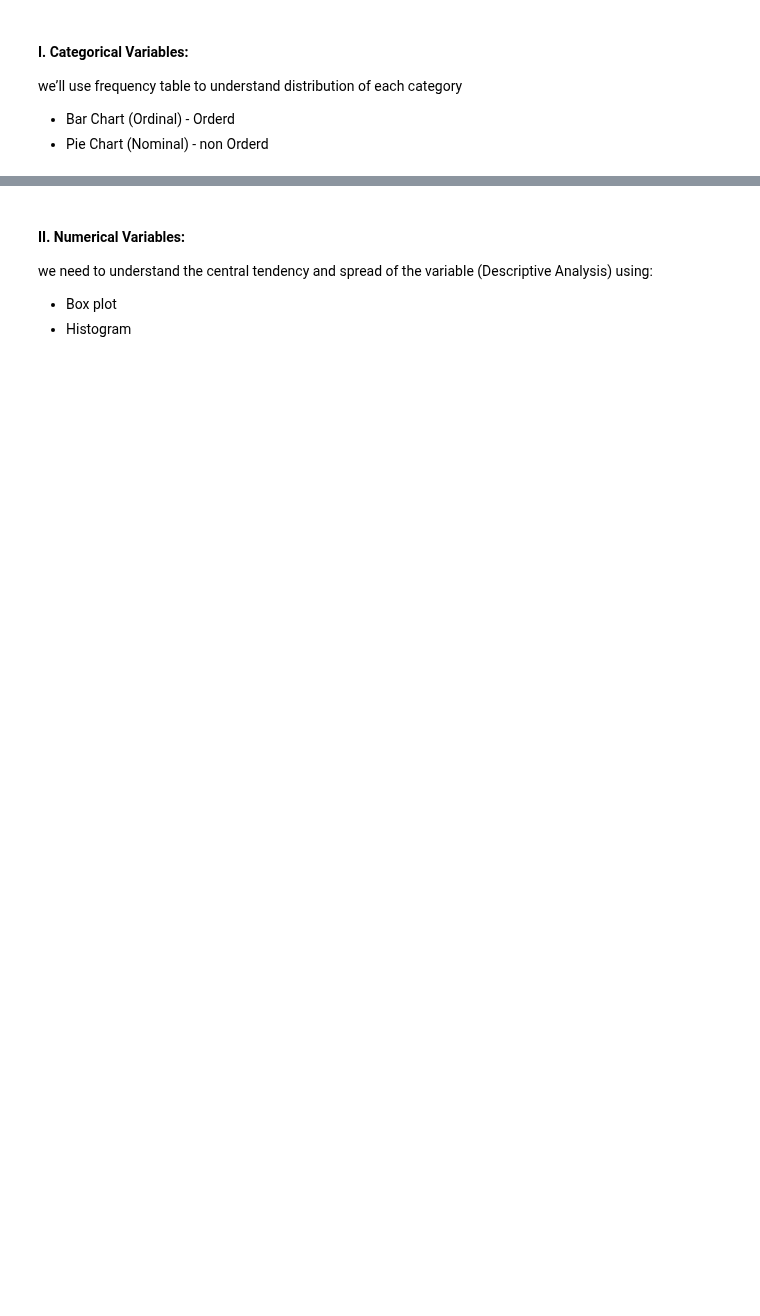
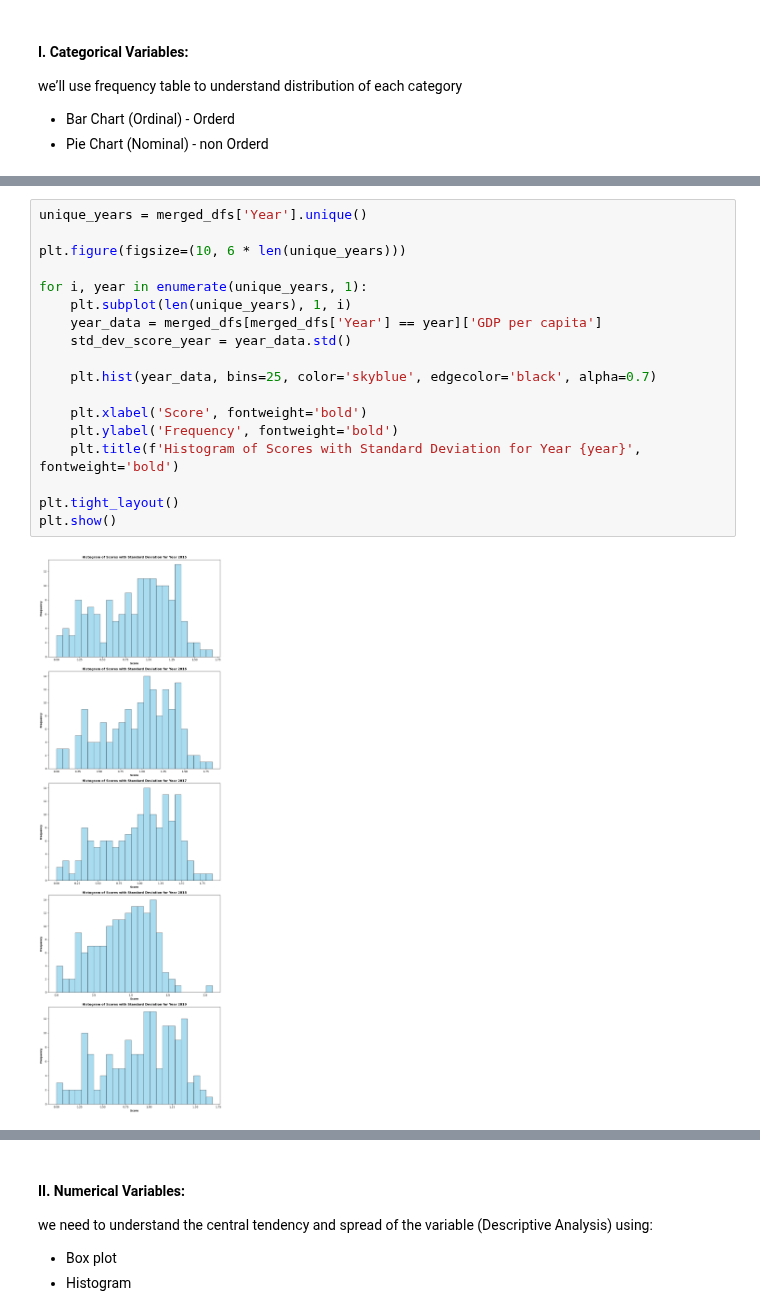
Before and after one commit to Tuwaiq-DS-ML-bootcamp-V-7/Usecase-2, a Jupyter notebook: EDA explain template-(Salman Gassem).ipynb, the cells around one changed output, grey strips where cells are left out. Saved outputs shown, nothing was run; the diff lists cells and outputs as text; blank space fills up the shorter version.

```diff
--- a/EDA explain template-(Salman Gassem).ipynb
+++ b/EDA explain template-(Salman Gassem).ipynb
@@ -850,0 +919,20 @@ we’ll use frequency table to understand distribution of each category
+# %%
+unique_years = merged_dfs['Year'].unique()
+
+plt.figure(figsize=(10, 6 * len(unique_years)))
+
+for i, year in enumerate(unique_years, 1):
+    plt.subplot(len(unique_years), 1, i)
+    year_data = merged_dfs[merged_dfs['Year'] == year]['GDP per capita']
+    std_dev_score_year = year_data.std()
+
+    plt.hist(year_data, bins=25, color='skyblue', edgecolor='black', alpha=0.7)
+
+    plt.xlabel('Score', fontweight='bold')
+    plt.ylabel('Frequency', fontweight='bold')
+    plt.title(f'Histogram of Scores with Standard Deviation for Year {year}', fontweight='bold')
+
+plt.tight_layout()
+plt.show()
+# %% [output]
+[figure, added]
```
Also changed, not shown: parts of 23 cells of this notebook.
